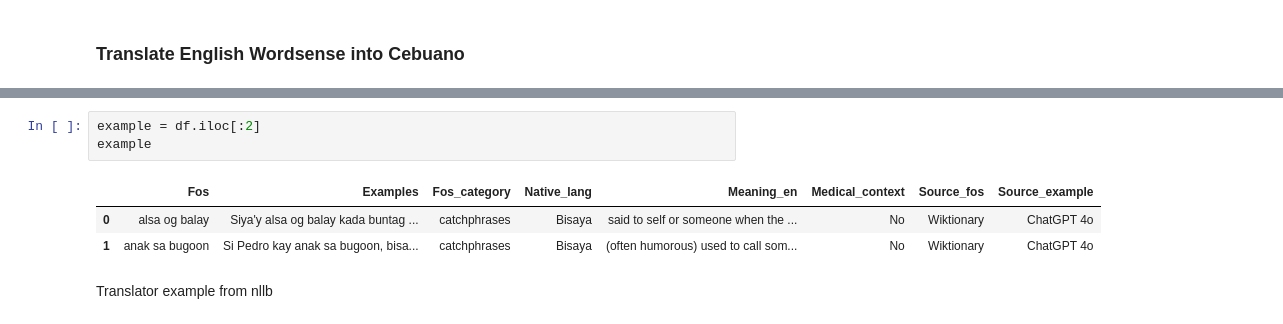
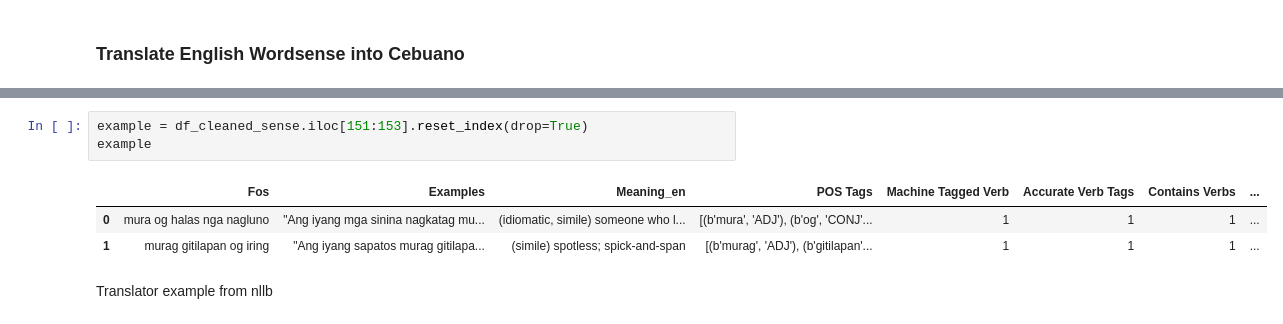
Before and after one commit to MiguelPartosa/Thesis-FOS-BinaryClass-WSD, a Jupyter notebook: Thesis_Implementation_1_2.ipynb, the cells around one changed output, grey strips where cells are left out. Saved outputs shown, nothing was run; the diff lists cells and outputs as text.

```diff
--- a/Thesis_Implementation_1_2.ipynb
+++ b/Thesis_Implementation_1_2.ipynb
@@ -255,10 +297,10 @@ Requirement already satisfied: tqdm in /usr/local/lib/python3.11/dist-packages (
-# %%
-example = df.iloc[:2]
-example
-# %% [output]
-|  | Fos | Examples | Fos_category | Native_lang | Meaning_en | Medical_context | Source_fos | Source_example |
-| 0 | alsa og balay | Siya'y alsa og balay kada buntag ... | catchphrases | Bisaya | said to self or someone when the ... | No | Wiktionary | ChatGPT 4o |
-| 1 | anak sa bugoon | Si Pedro kay anak sa bugoon, bisa... | catchphrases | Bisaya | (often humorous) used to call som... | No | Wiktionary | ChatGPT 4o |
+# %%
+example = df_cleaned_sense.iloc[151:153].reset_index(drop=True)
+example
+# %% [output]
+|  | Fos | Examples | Meaning_en | POS Tags | Machine Tagged Verb | Accurate Verb Tags | Contains Verbs | ... |
+| 0 | mura og halas nga nagluno | "Ang iyang mga sinina nagkatag mu... | (idiomatic, simile) someone who l... | [(b'mura', 'ADJ'), (b'og', 'CONJ'... | 1 | 1 | 1 | ... |
+| 1 | murag gitilapan og iring | "Ang iyang sapatos murag gitilapa... | (simile) spotless; spick-and-span | [(b'murag', 'ADJ'), (b'gitilapan'... | 1 | 1 | 1 | ... |
 # %% [markdown]
 Translator example from nllb
 # %%
```
Also changed, not shown: parts of 24 cells of this notebook, 5 other files.
